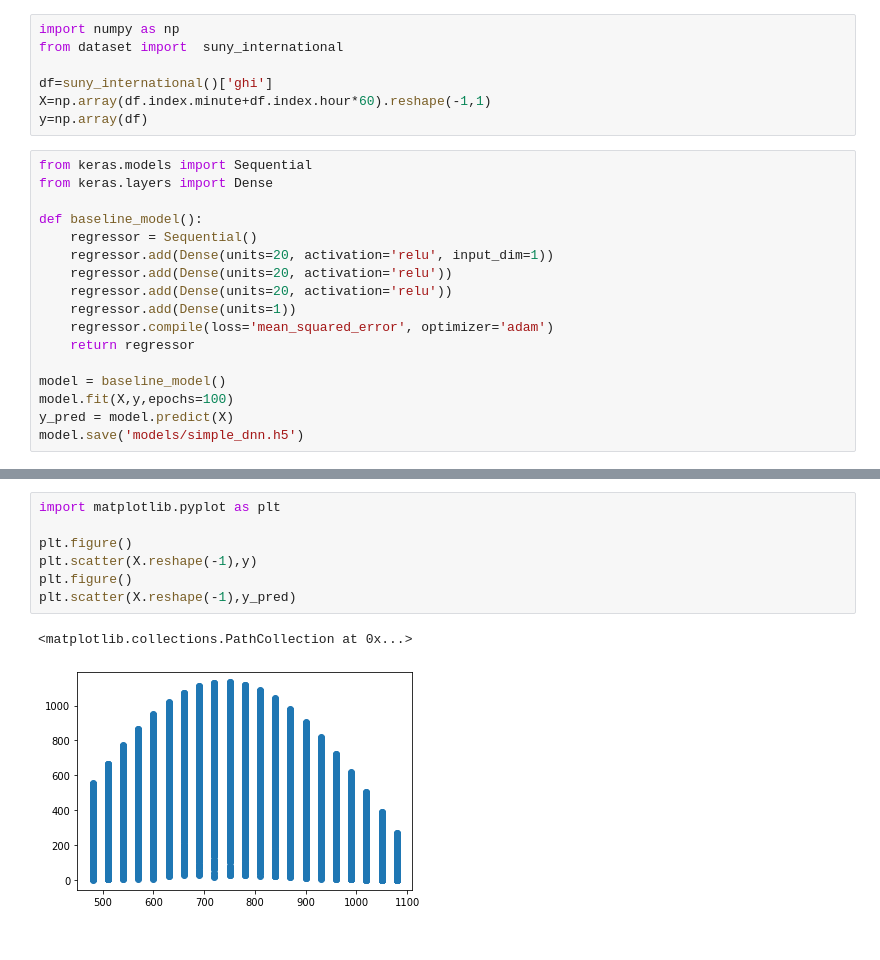
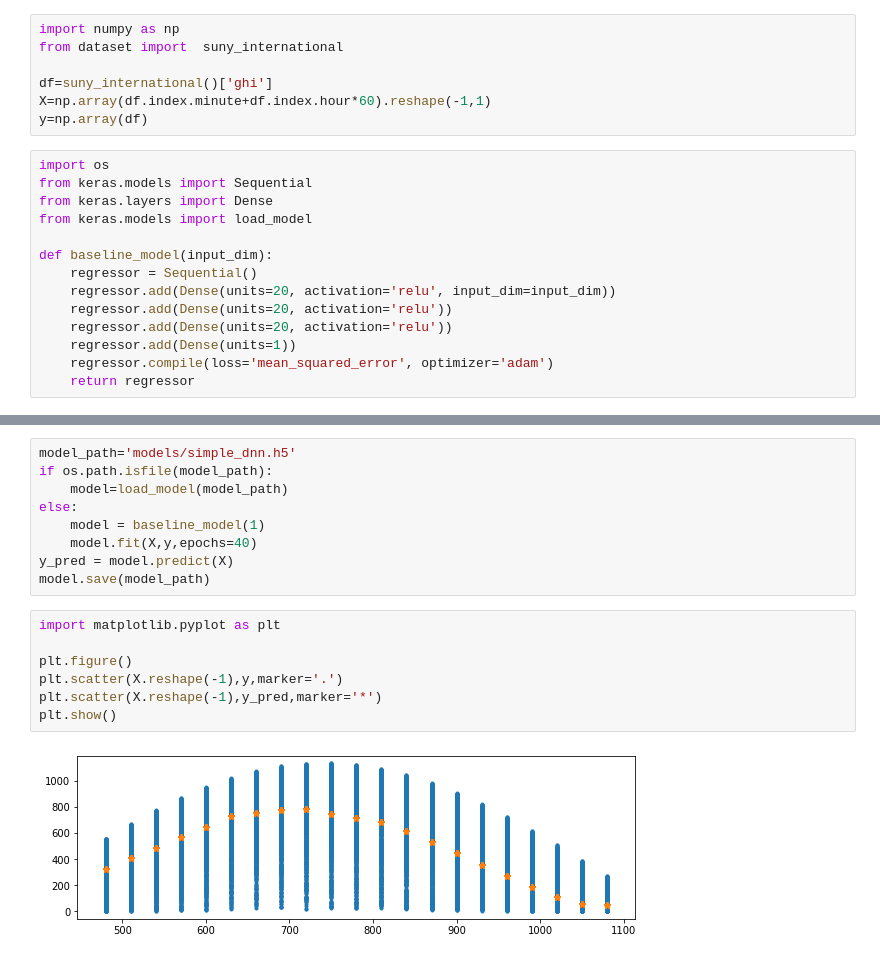
Before and after one commit to multitude0099/ug-project, a Jupyter notebook: simple_dnn.ipynb, the cells around one changed output, grey strips where cells are left out. Saved outputs shown, nothing was run; the diff lists cells and outputs as text.

Commit message:
Simple dnn functional

```diff
--- a/simple_dnn.ipynb
+++ b/simple_dnn.ipynb
@@ -9,19 +9,16 @@ df=suny_international()['ghi']
 X=np.array(df.index.minute+df.index.hour*60).reshape(-1,1)
 y=np.array(df)
 # %%
+import os
 from keras.models import Sequential
 from keras.layers import Dense
+from keras.models import load_model
 
-def baseline_model():
+def baseline_model(input_dim):
     regressor = Sequential()
-    regressor.add(Dense(units=20, activation='relu', input_dim=1))
+    regressor.add(Dense(units=20, activation='relu', input_dim=input_dim))
     regressor.add(Dense(units=20, activation='relu'))
     regressor.add(Dense(units=20, activation='relu'))
     regressor.add(Dense(units=1))
     regressor.compile(loss='mean_squared_error', optimizer='adam')
     return regressor
-
-model = baseline_model()
-model.fit(X,y,epochs=100)
-y_pred = model.predict(X)
-model.save('models/simple_dnn.h5')
@@ -48,13 +25,21 @@ KeyboardInterrupt:
+# %%
+model_path='models/simple_dnn.h5'
+if os.path.isfile(model_path):
+    model=load_model(model_path)
+else:
+    model = baseline_model(1)
+    model.fit(X,y,epochs=40)
+y_pred = model.predict(X)
+model.save(model_path)
 # %%
 import matplotlib.pyplot as plt
 
 plt.figure()
-plt.scatter(X.reshape(-1),y)
-plt.figure()
-plt.scatter(X.reshape(-1),y_pred)
+plt.scatter(X.reshape(-1),y,marker='.')
+plt.scatter(X.reshape(-1),y_pred,marker='*')
+plt.show()
 # %% [output]
-<matplotlib.collections.PathCollection at 0x...>
-[figure, old version]
+[figure, new version]
 # %%
 from animate import plot_daily
 import pandas as pd
```
Also changed, not shown: parts of 3 cells of this notebook, 2 other files.
